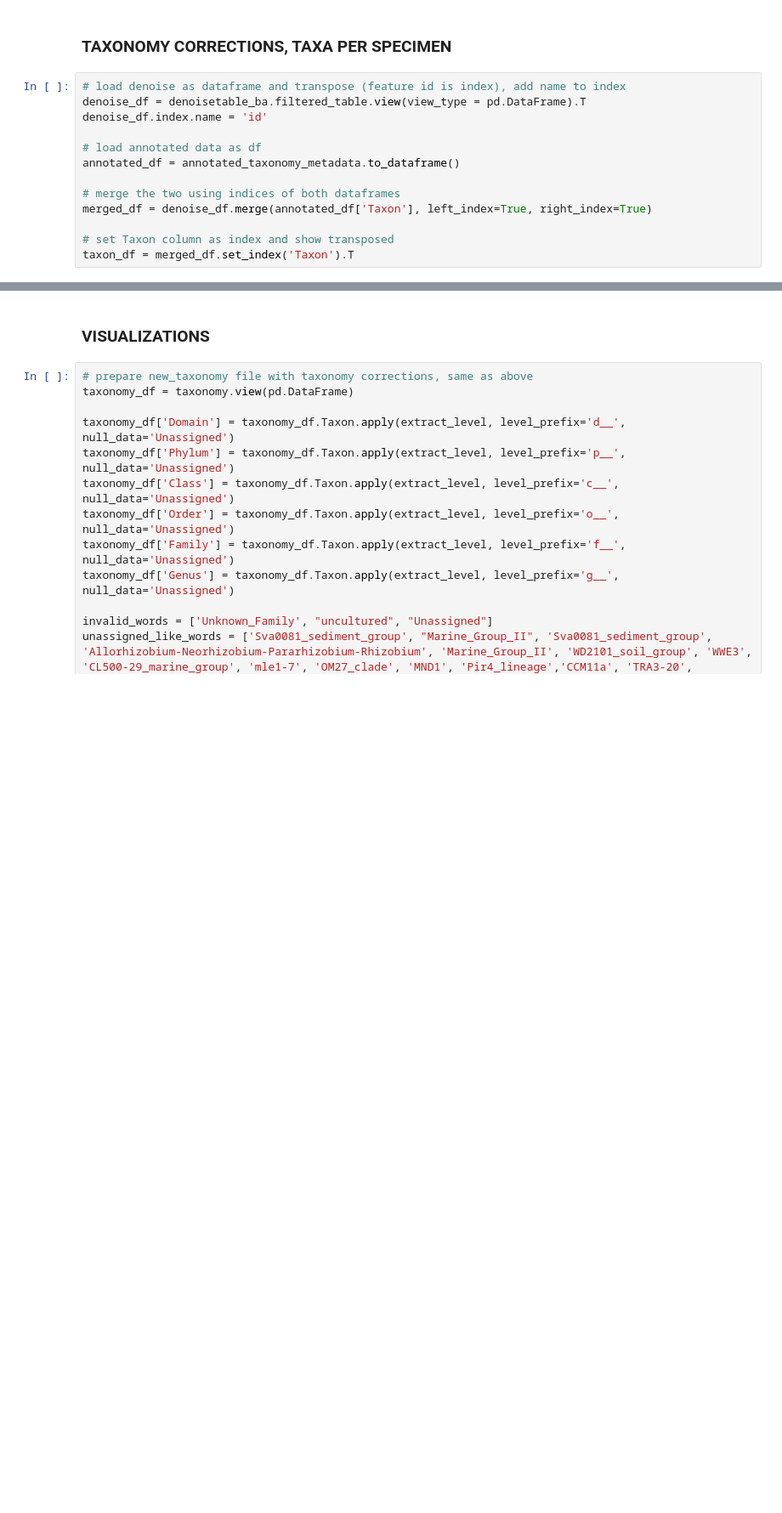
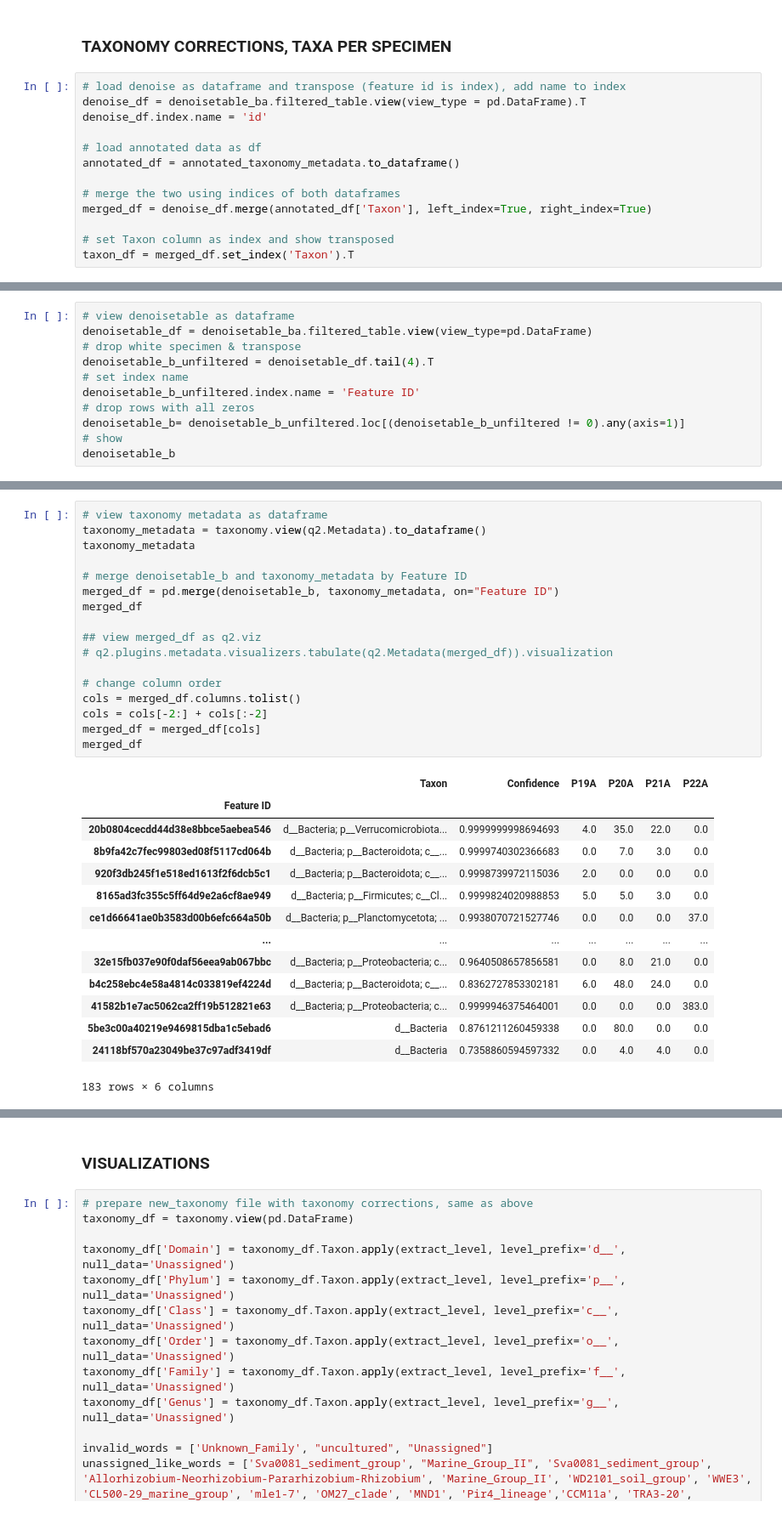
Before and after one commit to nezapajek/proteus-skin-microbiome, a Jupyter notebook: bacteria/02_taxonomic-analysis.ipynb, the cells around one changed output, grey strips where cells are left out. Shown: that part at 85% size. Cells and saved outputs as stored; diff of their text form; blank space fills up the shorter version.

```diff
--- a/bacteria/02_taxonomic-analysis.ipynb
+++ b/bacteria/02_taxonomic-analysis.ipynb
@@ -266,0 +269,11 @@ taxa_per_species
+# %%
+# view denoisetable as dataframe
+denoisetable_df = denoisetable_ba.filtered_table.view(view_type=pd.DataFrame)
+# drop white specimen & transpose
+denoisetable_b_unfiltered = denoisetable_df.tail(4).T
+# set index name
+denoisetable_b_unfiltered.index.name = 'Feature ID'
+# drop rows with all zeros
+denoisetable_b= denoisetable_b_unfiltered.loc[(denoisetable_b_unfiltered != 0).any(axis=1)]
+# show
+denoisetable_b
@@ -266,0 +295,32 @@ taxa_per_species
+# %%
+# view taxonomy metadata as dataframe
+taxonomy_metadata = taxonomy.view(q2.Metadata).to_dataframe()
+taxonomy_metadata
+
+# merge denoisetable_b and taxonomy_metadata by Feature ID
+merged_df = pd.merge(denoisetable_b, taxonomy_metadata, on="Feature ID")
+merged_df
+
+## view merged_df as q2.viz
+# q2.plugins.metadata.visualizers.tabulate(q2.Metadata(merged_df)).visualization
+
+# change column order
+cols = merged_df.columns.tolist()
+cols = cols[-2:] + cols[:-2]
+merged_df = merged_df[cols]
+merged_df
+# %% [output]
+|  | Taxon | Confidence | P19A | P20A | P21A | P22A |
+| Feature ID |  |  |  |  |  |  |
+| 20b0804cecdd44d38e8bbce5aebea546 | d__Bacteria; p__Verrucomicrobiota... | 0.9999999998694693 | 4.0 | 35.0 | 22.0 | 0.0 |
+| 8b9fa42c7fec99803ed08f5117cd064b | d__Bacteria; p__Bacteroidota; c__... | 0.9999740302366683 | 0.0 | 7.0 | 3.0 | 0.0 |
+| 920f3db245f1e518ed1613f2f6dcb5c1 | d__Bacteria; p__Bacteroidota; c__... | 0.9998739972115036 | 2.0 | 0.0 | 0.0 | 0.0 |
+| 8165ad3fc355c5ff64d9e2a6cf8ae949 | d__Bacteria; p__Firmicutes; c__Cl... | 0.9999824020988853 | 5.0 | 5.0 | 3.0 | 0.0 |
+| ce1d66641ae0b3583d00b6efc664a50b | d__Bacteria; p__Planctomycetota; ... | 0.9938070721527746 | 0.0 | 0.0 | 0.0 | 37.0 |
+| ... | ... | ... | ... | ... | ... | ... |
+| 32e15fb037e90f0daf56eea9ab067bbc | d__Bacteria; p__Proteobacteria; c... | 0.9640508657856581 | 0.0 | 8.0 | 21.0 | 0.0 |
+| b4c258ebc4e58a4814c033819ef4224d | d__Bacteria; p__Bacteroidota; c__... | 0.8362727853302181 | 6.0 | 48.0 | 24.0 | 0.0 |
+| 41582b1e7ac5062ca2ff19b512821e63 | d__Bacteria; p__Proteobacteria; c... | 0.9999946375464001 | 0.0 | 0.0 | 0.0 | 383.0 |
+| 5be3c00a40219e9469815dba1c5ebad6 | d__Bacteria | 0.8761211260459338 | 0.0 | 80.0 | 0.0 | 0.0 |
+| 24118bf570a23049be37c97adf3419df | d__Bacteria | 0.7358860594597332 | 0.0 | 4.0 | 4.0 | 0.0 |
+183 rows × 6 columns
```
Also changed, not shown: parts of 18 cells of this notebook, 20 other files.
